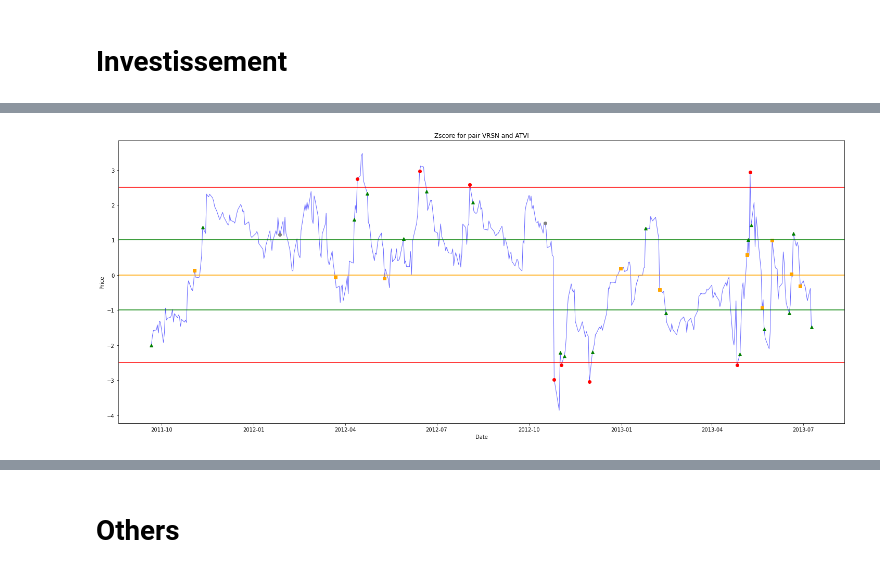
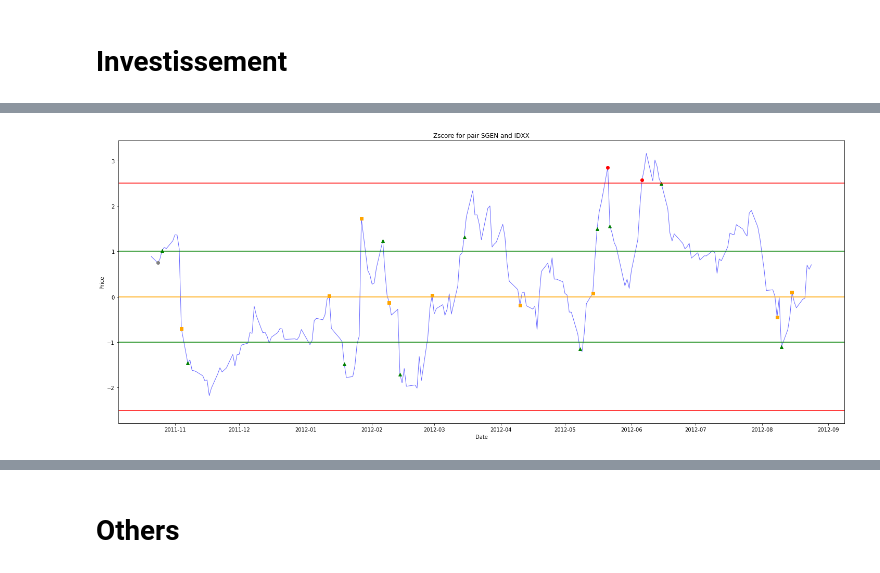
Before and after one commit to ArthurVinot/PI2, a Jupyter notebook: Code_Presentation.ipynb, the cells around one changed output, grey strips where cells are left out. Cells and saved outputs as stored; diff of their text form; code cells hidden in the pictures.

```diff
--- a/Code_Presentation.ipynb
+++ b/Code_Presentation.ipynb
@@ -69,12 +69,12 @@ def stationarity_test_bool(timeseries,cutoff=0.01):
 def stationarity_test_pvalue(timeseries,cutoff=0.01):
     # H_0 in adfuller is unit root exists (non-stationary)
     # We must observe significant p-value to convince ourselves that the series is stationary
-    return adfuller(timeseries)[1]
+    return adfuller(timeseries, maxlag=1)[1]
 # %% [markdown]
 ### Cointegration
 # %%
 def cointegration_test(timeseries1,timeseries2):
-    return coint(timeseries1,timeseries2)[1]    # return the p-value of the test
+    return coint(timeseries1,timeseries2, maxlag = 1)[1]    # return the p-value of the test
 
 # Low pvalue means high cointegration!
 # %% [markdown]
@@ -437,7 +437,7 @@ def test_selection(train, test):
     return [[x for x in groupe if list(x.columns) in train_list] for groupe in test if [x for x in groupe if list(x.columns) in train_list] != []]
 # %%
 %%time
-train, ratio_score, log_score, same = pair_selection(df_coint)
+train, ratio_score, log_score, same = pair_selection(train)
 # %% [output]
 drop_faible_coint OK
 Add_Ratios OK
@@ -499,6 +515,5 @@ calcul_moyenne_mobile(train)
 # %%
-#df_test = [[x[:1000] for x in groupe] for groupe in copy.deepcopy(test)]
-df_test = copy.deepcopy(test)
+df_test = [[x[:int(len(x)/10)] for x in groupe] for groupe in copy.deepcopy(test)]
 train_test = copy.deepcopy(train)
 # %%
 def graph_invest(df):
@@ -545,9 +560,9 @@ def graph_invest(df):
     plt.title("Zscore for pair {} and {}".format(df.columns[1],df.columns[2]))
     plt.show()
 # %%
-graph_invest(df_test[3][6])
+graph_invest(df_test[1][0])
 # %% [output]
-[figure, old version]
+[figure, new version]
 # %%
 def invest(df, entry_value, exit_value, stoploss_value, invest_value):
     vol_A = [0]
```
Also changed, not shown: parts of 11 cells of this notebook.
